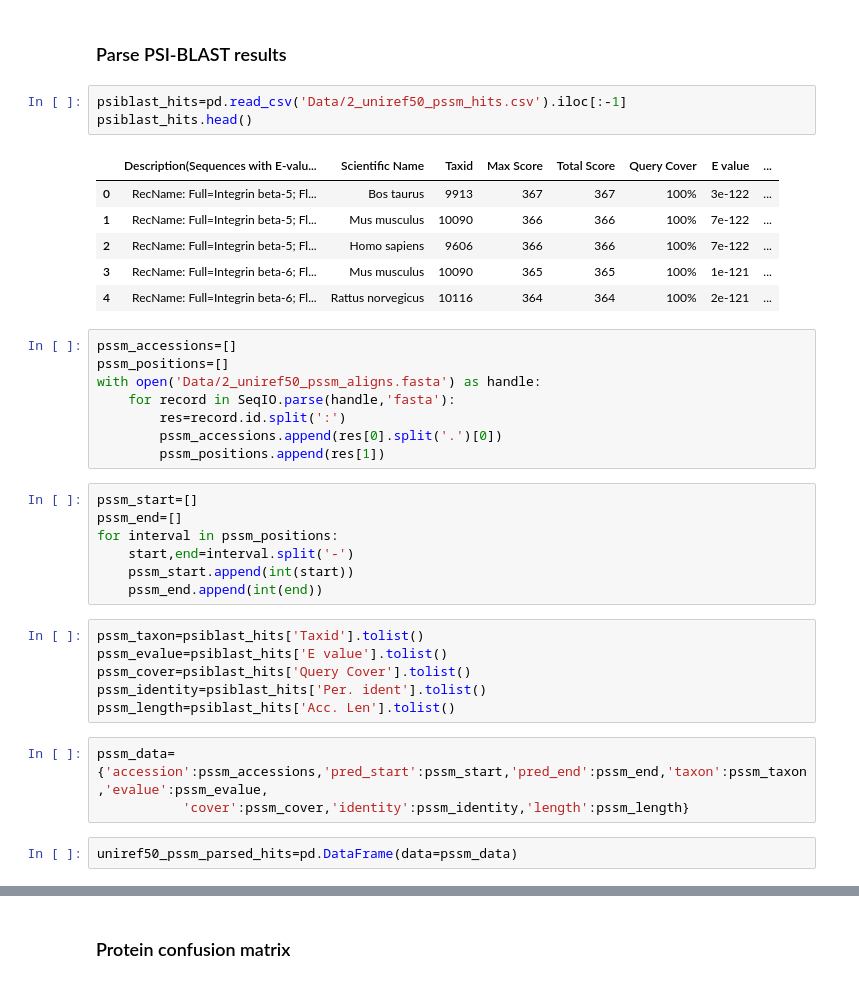
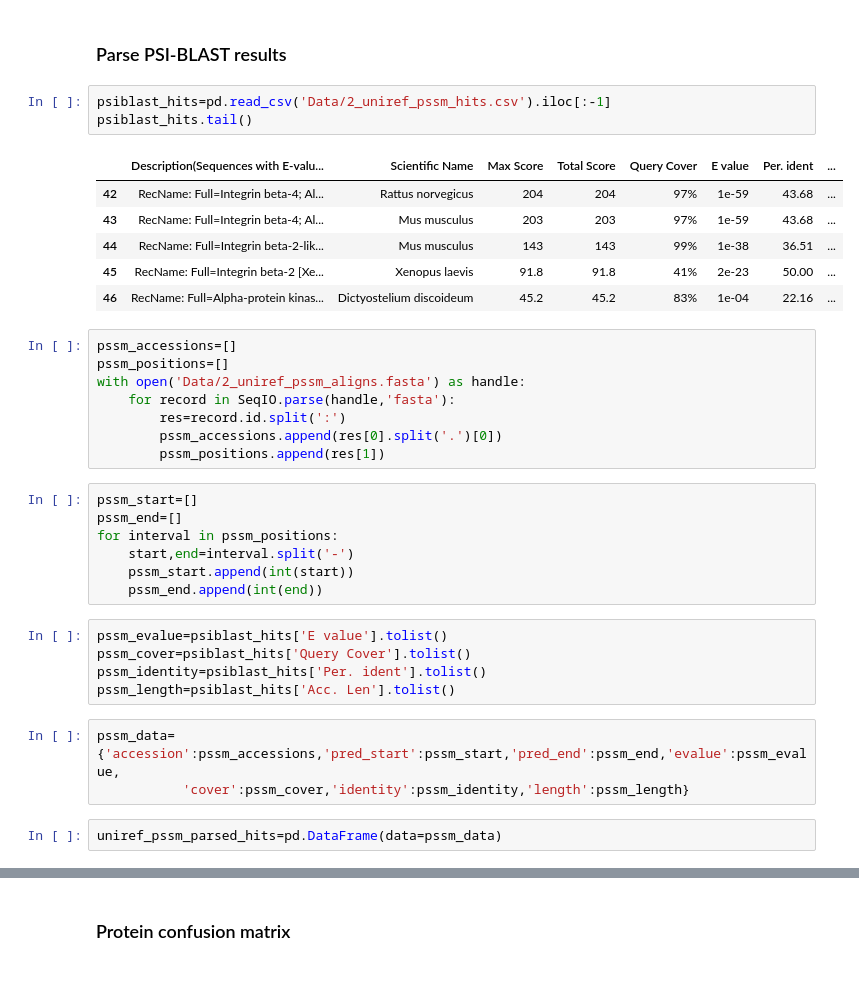
Before and after one commit to nourhousseinii/Bio_Data_Final_Project, a Jupyter notebook: Final_project_code.ipynb, the cells around one changed output, grey strips where cells are left out. Saved outputs shown, nothing was run; the diff lists cells and outputs as text.

```diff
--- a/Final_project_code.ipynb
+++ b/Final_project_code.ipynb
@@ -293,19 +234,19 @@ r.json()
 # %% [markdown]
 ### Parse PSI-BLAST results
 # %%
-psiblast_hits=pd.read_csv('Data/2_uniref50_pssm_hits.csv').iloc[:-1]
-psiblast_hits.head()
+psiblast_hits=pd.read_csv('Data/2_uniref_pssm_hits.csv').iloc[:-1]
+psiblast_hits.tail()
 # %% [output]
-|  | Description(Sequences with E-valu... | Scientific Name | Taxid | Max Score | Total Score | Query Cover | E value | ... |
-| 0 | RecName: Full=Integrin beta-5; Fl... | Bos taurus | 9913 | 367 | 367 | 100% | 3e-122 | ... |
-| 1 | RecName: Full=Integrin beta-5; Fl... | Mus musculus | 10090 | 366 | 366 | 100% | 7e-122 | ... |
-| 2 | RecName: Full=Integrin beta-5; Fl... | Homo sapiens | 9606 | 366 | 366 | 100% | 7e-122 | ... |
-| 3 | RecName: Full=Integrin beta-6; Fl... | Mus musculus | 10090 | 365 | 365 | 100% | 1e-121 | ... |
-| 4 | RecName: Full=Integrin beta-6; Fl... | Rattus norvegicus | 10116 | 364 | 364 | 100% | 2e-121 | ... |
+|  | Description(Sequences with E-valu... | Scientific Name | Max Score | Total Score | Query Cover | E value | Per. ident | ... |
+| 42 | RecName: Full=Integrin beta-4; Al... | Rattus norvegicus | 204 | 204 | 97% | 1e-59 | 43.68 | ... |
+| 43 | RecName: Full=Integrin beta-4; Al... | Mus musculus | 203 | 203 | 97% | 1e-59 | 43.68 | ... |
+| 44 | RecName: Full=Integrin beta-2-lik... | Mus musculus | 143 | 143 | 99% | 1e-38 | 36.51 | ... |
+| 45 | RecName: Full=Integrin beta-2 [Xe... | Xenopus laevis | 91.8 | 91.8 | 41% | 2e-23 | 50.00 | ... |
+| 46 | RecName: Full=Alpha-protein kinas... | Dictyostelium discoideum | 45.2 | 45.2 | 83% | 1e-04 | 22.16 | ... |
 # %%
 pssm_accessions=[]
 pssm_positions=[]
-with open('Data/2_uniref50_pssm_aligns.fasta') as handle:
+with open('Data/2_uniref_pssm_aligns.fasta') as handle:
     for record in SeqIO.parse(handle,'fasta'):
         res=record.id.split(':')
         pssm_accessions.append(res[0].split('.')[0])
@@ -318,14 +259,13 @@ for interval in pssm_positions:
     pssm_start.append(int(start))
     pssm_end.append(int(end))
 # %%
-pssm_taxon=psiblast_hits['Taxid'].tolist()
 pssm_evalue=psiblast_hits['E value'].tolist()
 pssm_cover=psiblast_hits['Query Cover'].tolist()
 pssm_identity=psiblast_hits['Per. ident'].tolist()
 pssm_length=psiblast_hits['Acc. Len'].tolist()
 # %%
-pssm_data={'accession':pssm_accessions,'pred_start':pssm_start,'pred_end':pssm_end,'taxon':pssm_taxon,'evalue':pssm_evalue,
+pssm_data={'accession':pssm_accessions,'pred_start':pssm_start,'pred_end':pssm_end,'evalue':pssm_evalue,
            'cover':pssm_cover,'identity':pssm_identity,'length':pssm_length}
 # %%
-uniref50_pssm_parsed_hits=pd.DataFrame(data=pssm_data)
+uniref_pssm_parsed_hits=pd.DataFrame(data=pssm_data)
 # %%
```
Also changed, not shown: parts of 60 cells of this notebook.
